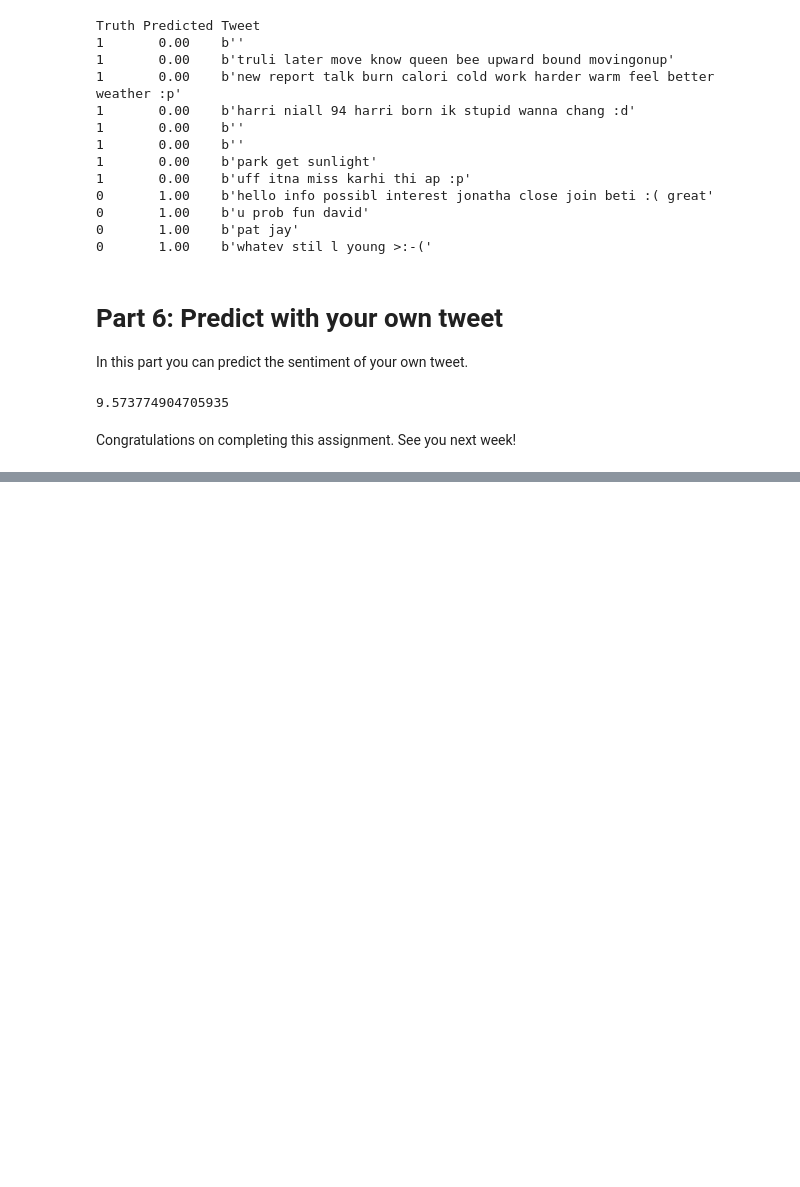
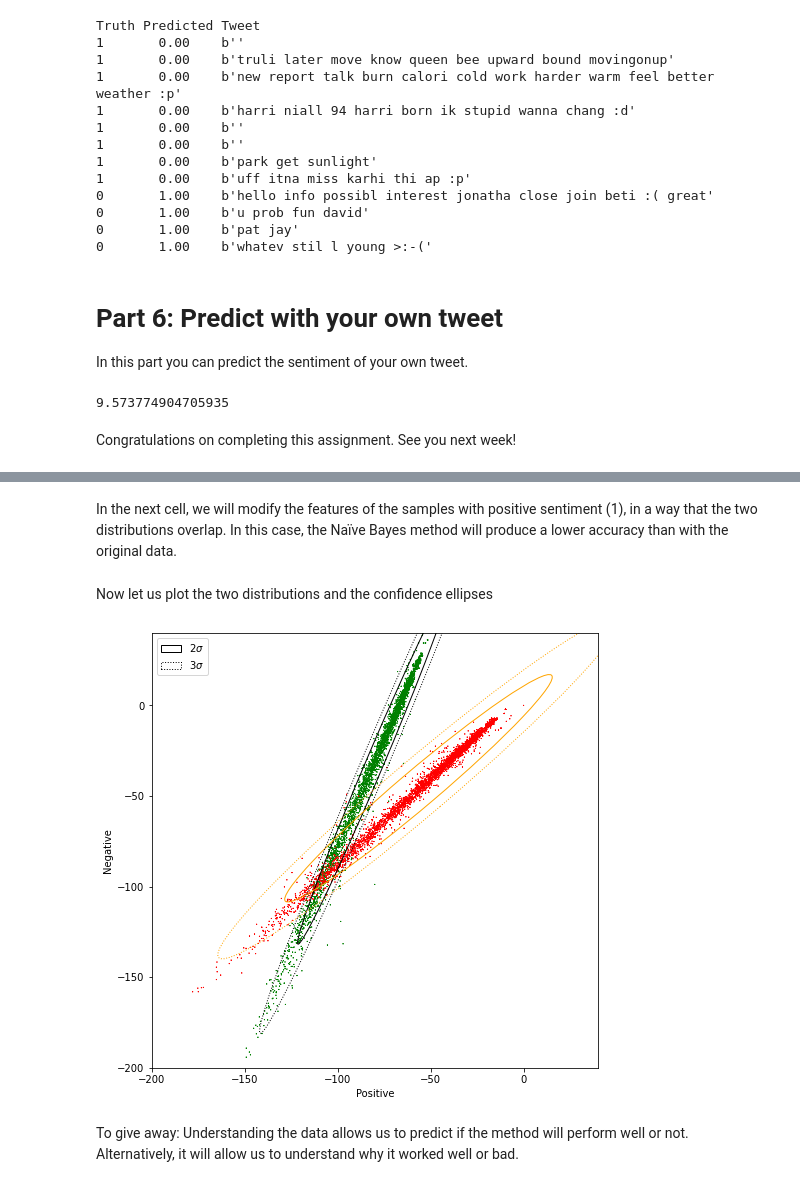
Before and after one commit to mostafa-ja/NLP, a Jupyter notebook: C1W2_A1_Naive_Bayes.ipynb, the cells around one changed output, grey strips where cells are left out. Saved outputs shown, nothing was run; the diff lists cells and outputs as text; code cells hidden in the pictures; blank space fills up the shorter version.

```diff
--- a/C1W2_A1_Naive_Bayes.ipynb
+++ b/C1W2_A1_Naive_Bayes.ipynb
@@ -841,0 +1009,45 @@ Congratulations on completing this assignment. See you next week!
+# %% [markdown]
+In the next cell, we will modify the features of the samples with positive sentiment (1), in a way that the two distributions overlap. In this case, the Naïve Bayes method will produce a lower accuracy than with the original data.
+# %%
+data2 = data.copy() # Copy the whole data frame
+
+# The following 2 lines only modify the entries in the data frame where sentiment == 1
+data2.negative[data.sentiment == 1] =  data2.negative * 1.5 + 50 # Modifiy the negative attribute
+data2.positive[data.sentiment == 1] =  data2.positive / 1.5 - 50 # Modifiy the positive attribute
+# %% [markdown]
+Now let us plot the two distributions and the confidence ellipses
+# %%
+# Plot the samples using columns 1 and 2 of the matrix
+fig, ax = plt.subplots(figsize = (8, 8))
+
+colors = ['red', 'green'] # Define a color palete
+
+# Color base on sentiment
+
+#data.negative[data.sentiment == 1] =  data.negative * 2
+
+ax.scatter(data2.positive, data2.negative, c=[colors[int(k)] for k in data2.sentiment], s = 0.1, marker='*')  # Plot a dot for tweet
+# Custom limits for this chart
+plt.xlim(-200,40)
+plt.ylim(-200,40)
+
+plt.xlabel("Positive") # x-axis label
+plt.ylabel("Negative") # y-axis label
+
+data_pos = data2[data2.sentiment == 1] # Filter only the positive samples
+data_neg = data[data2.sentiment == 0] # Filter only the negative samples
+
+# Print confidence ellipses of 2 std
+confidence_ellipse(data_pos.positive, data_pos.negative, ax, n_std=2, edgecolor='black', label=r'$2\sigma$' )
+confidence_ellipse(data_neg.positive, data_neg.negative, ax, n_std=2, edgecolor='orange')
+
+# Print confidence ellipses of 3 std
+confidence_ellipse(data_pos.positive, data_pos.negative, ax, n_std=3, edgecolor='black', linestyle=':', label=r'$3\sigma$')
+confidence_ellipse(data_neg.positive, data_neg.negative, ax, n_std=3, edgecolor='orange', linestyle=':')
+ax.legend()
+
+plt.show()
+# %% [output]
+[figure, added]
+# %% [markdown]
+To give away: Understanding the data allows us to predict if the method will perform well or not. Alternatively, it will allow us to understand why it worked well or bad.
```
Also changed, not shown: parts of 11 cells of this notebook.
